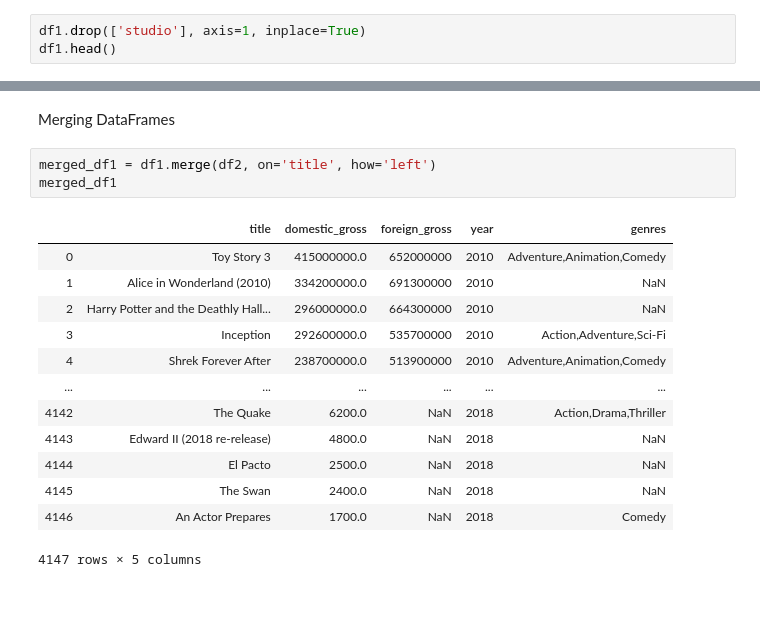
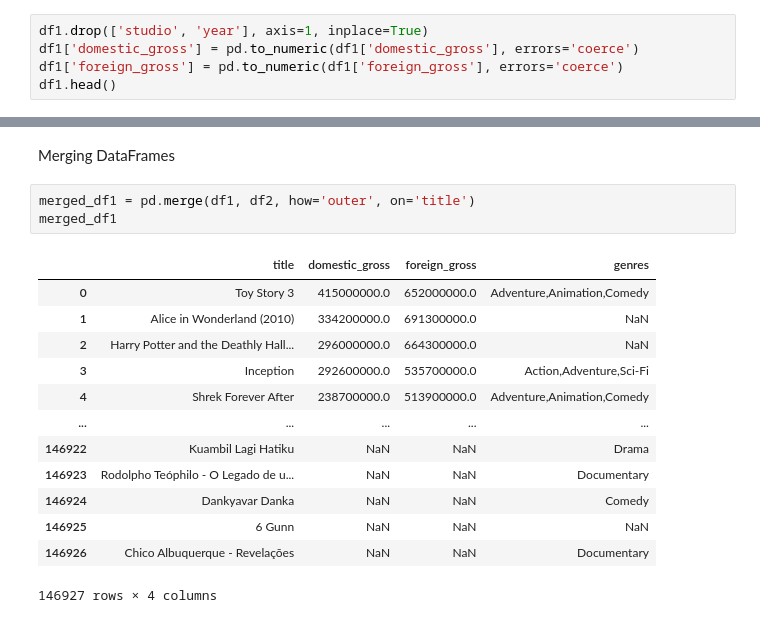
Before and after one commit to conlpate/dsc-mod-1-project-v2-1-onl01-dtsc-pt-052620, a Jupyter notebook: Data/gathering_data.ipynb, the cells around one changed output, grey strips where cells are left out. Cells and saved outputs as stored; diff of their text form.

```diff
--- a/Data/gathering_data.ipynb
+++ b/Data/gathering_data.ipynb
@@ -60,4 +84,6 @@ Editting Individual DataFrames for Target Data
 # %%
-df1.drop(['studio'], axis=1, inplace=True)
+df1.drop(['studio', 'year'], axis=1, inplace=True)
+df1['domestic_gross'] = pd.to_numeric(df1['domestic_gross'], errors='coerce')
+df1['foreign_gross'] = pd.to_numeric(df1['foreign_gross'], errors='coerce')
 df1.head()
 # %% [output]
@@ -92,19 +129,19 @@ df3.head()
 # %% [markdown]
 Merging DataFrames
 # %%
-merged_df1 = df1.merge(df2, on='title', how='left')
+merged_df1 = pd.merge(df1, df2, how='outer', on='title')
 merged_df1
 # %% [output]
-|  | title | domestic_gross | foreign_gross | year | genres |
-| 0 | Toy Story 3 | 415000000.0 | 652000000 | 2010 | Adventure,Animation,Comedy |
-| 1 | Alice in Wonderland (2010) | 334200000.0 | 691300000 | 2010 | NaN |
-| 2 | Harry Potter and the Deathly Hall... | 296000000.0 | 664300000 | 2010 | NaN |
-| 3 | Inception | 292600000.0 | 535700000 | 2010 | Action,Adventure,Sci-Fi |
-| 4 | Shrek Forever After | 238700000.0 | 513900000 | 2010 | Adventure,Animation,Comedy |
-| ... | ... | ... | ... | ... | ... |
-| 4142 | The Quake | 6200.0 | NaN | 2018 | Action,Drama,Thriller |
-| 4143 | Edward II (2018 re-release) | 4800.0 | NaN | 2018 | NaN |
-| 4144 | El Pacto | 2500.0 | NaN | 2018 | NaN |
-| 4145 | The Swan | 2400.0 | NaN | 2018 | NaN |
-| 4146 | An Actor Prepares | 1700.0 | NaN | 2018 | Comedy |
+|  | title | domestic_gross | foreign_gross | genres |
+| 0 | Toy Story 3 | 415000000.0 | 652000000.0 | Adventure,Animation,Comedy |
+| 1 | Alice in Wonderland (2010) | 334200000.0 | 691300000.0 | NaN |
+| 2 | Harry Potter and the Deathly Hall... | 296000000.0 | 664300000.0 | NaN |
+| 3 | Inception | 292600000.0 | 535700000.0 | Action,Adventure,Sci-Fi |
+| 4 | Shrek Forever After | 238700000.0 | 513900000.0 | Adventure,Animation,Comedy |
+| ... | ... | ... | ... | ... |
+| 146922 | Kuambil Lagi Hatiku | NaN | NaN | Drama |
+| 146923 | Rodolpho Teóphilo - O Legado de u... | NaN | NaN | Documentary |
+| 146924 | Dankyavar Danka | NaN | NaN | Comedy |
+| 146925 | 6 Gunn | NaN | NaN | NaN |
+| 146926 | Chico Albuquerque - Revelações | NaN | NaN | Documentary |
-4147 rows × 5 columns
+146927 rows × 4 columns
```
Also changed, not shown: parts of 34 cells of this notebook, 2 other files.
